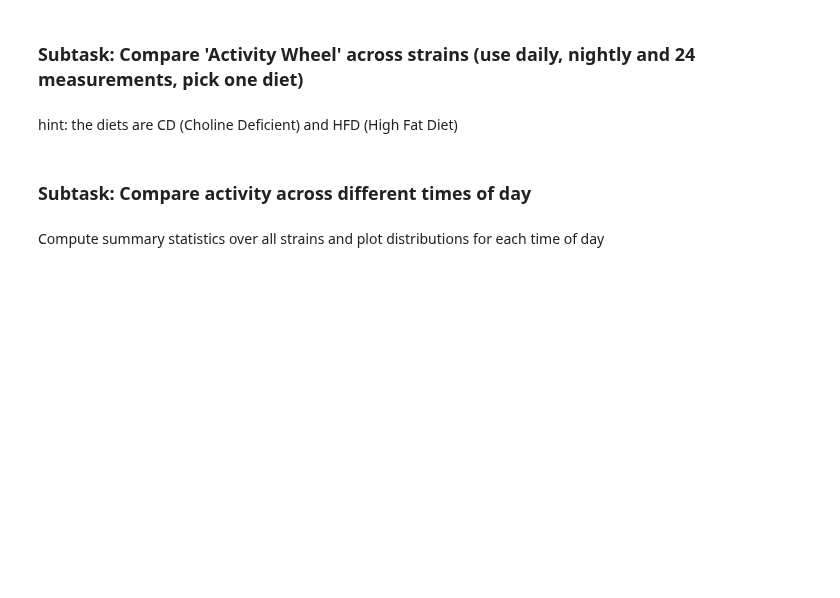
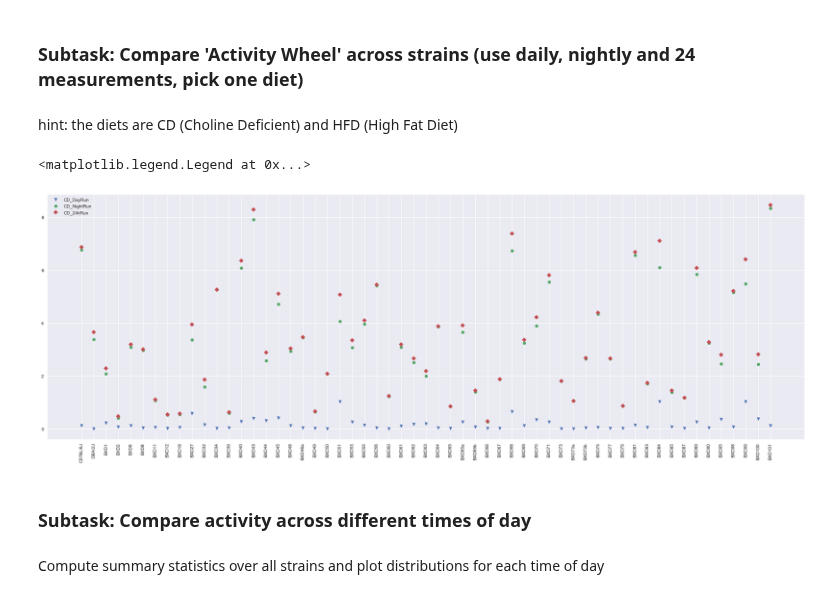
Before and after one commit to TrisKast/DataScience-Bioinformatics, a Jupyter notebook: notebooks/Day2_Exploratory_Analysis.ipynb, the cells around one changed output. Drawn from its saved outputs; the diff is of its cells as text; code cells hidden in the pictures; blank space fills up the shorter version.

Commit message:
all tasks up to activity wheel analysis

```diff
--- a/notebooks/Day2_Exploratory_Analysis.ipynb
+++ b/notebooks/Day2_Exploratory_Analysis.ipynb
@@ -159,7 +157,7 @@ The BXD mouse phenotype data has been accumulated over the past 50 years and wit
 ## Task: Load phenotype file into a pandas dataframe using the correct read function (keep all sheets)
 # %%
 # import excel file with multiple worksheets
-excel_phenotype = pandas.ExcelFile('inputFiles/aad0189_DataFileS2.xlsx')
+phenotype = pandas.ExcelFile('inputFiles/aad0189_DataFileS2.xlsx')
 # %% [markdown]
 ## Task: List all sheet names
 # %%
@@ -183,6 +226,33 @@ Examples:
 ### Subtask: Compare 'Activity Wheel' across strains (use daily, nightly and 24 measurements, pick one diet)
 # %% [markdown]
 hint: the diets are CD (Choline Deficient) and HFD (High Fat Diet)
+# %%
+## read Activity Wheel sheet
+diet = pandas.read_excel(phenotype, sheet_name='Activity Wheel')
+
+# create dataframe
+df = pandas.DataFrame(diet)
+
+# derive data
+cols = ['@format=column', 'CD_DayRun_ActivityWheel_[km]', 'CD_NightRun_ActivityWheel_[km]', 'CD_24hRun_ActivityWheel_[km]']
+df1 = df[cols]
+
+# get strain IDs
+bins = df1['@format=column']
+
+# format plot
+plt.figure(figsize=(30,10))
+plt.xticks(rotation=90)
+
+# plot
+plt.plot(bins, df1['CD_DayRun_ActivityWheel_[km]'], "v")
+plt.plot(bins, df1['CD_NightRun_ActivityWheel_[km]'], "o")
+plt.plot(bins, df1['CD_24hRun_ActivityWheel_[km]'], "D")
+
+plt.legend(['CD_DayRun', 'CD_NightRun', 'CD_24hRun'], loc='best')
+# %% [output]
+<matplotlib.legend.Legend at 0x...>
+[figure, added]
 # %% [markdown]
 ### Subtask: Compare activity across different times of day
 # %% [markdown]
```
Also changed, not shown: parts of 8 cells of this notebook.
